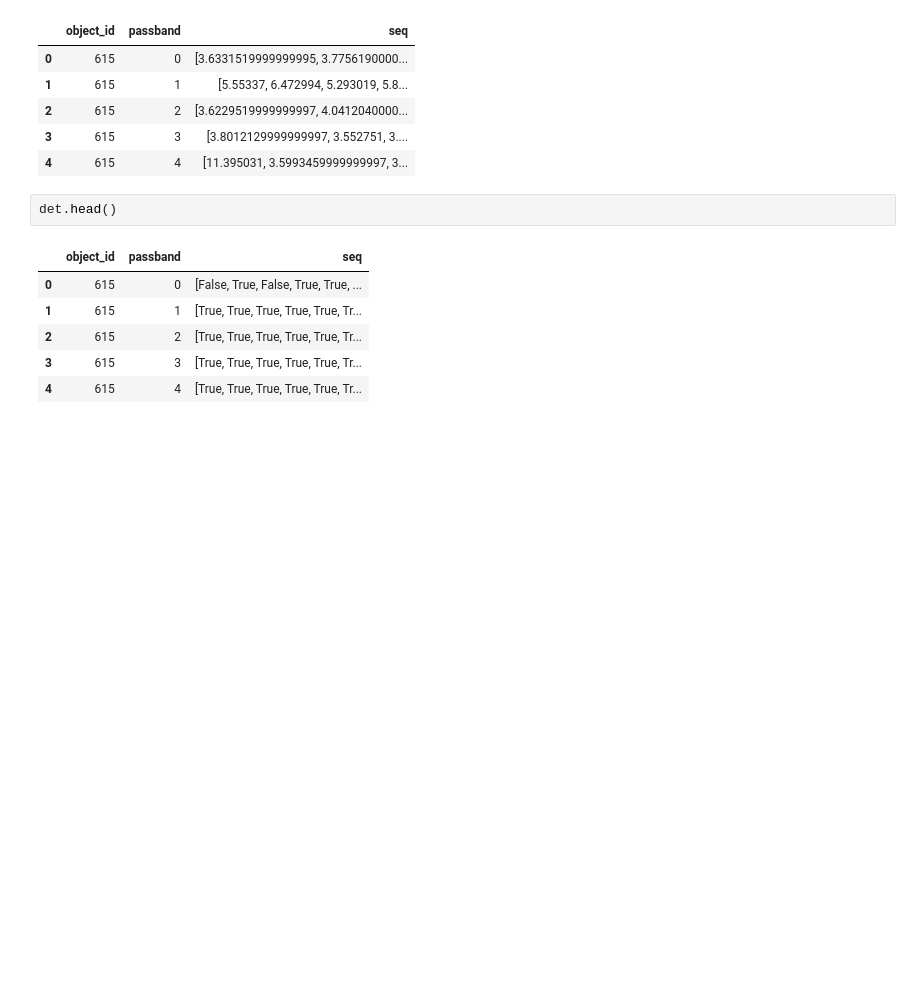
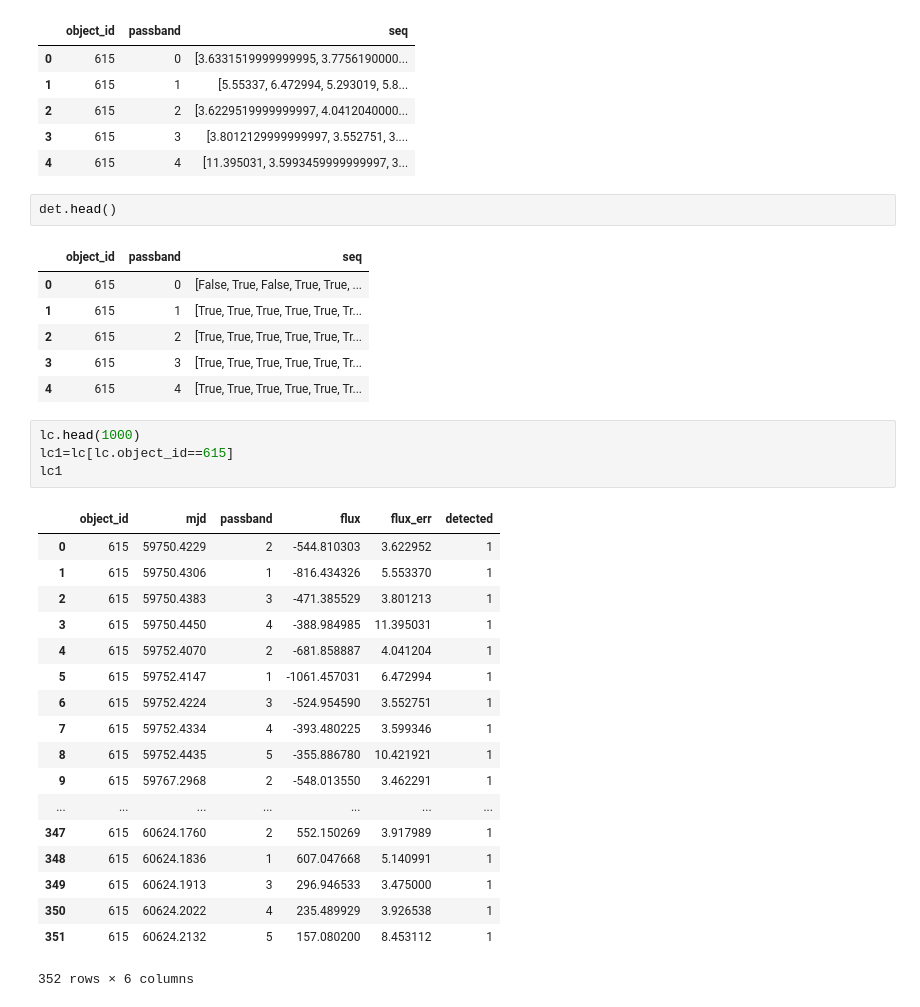
Before and after one commit to yfe404/kaggle-plasticc-astronomical-classification, a Jupyter notebook: data-transformation/Projet Plasticc.ipynb, the cells around one changed output. Saved outputs shown, nothing was run; the diff lists cells and outputs as text; blank space fills up the shorter version.

```diff
--- a/data-transformation/Projet Plasticc.ipynb
+++ b/data-transformation/Projet Plasticc.ipynb
@@ -334,3 +346,26 @@ det.head()
 | 2 | 615 | 2 | [True, True, True, True, True, Tr... |
 | 3 | 615 | 3 | [True, True, True, True, True, Tr... |
 | 4 | 615 | 4 | [True, True, True, True, True, Tr... |
+# %%
+lc.head(1000)
+lc1=lc[lc.object_id==615]
+lc1
+# %% [output]
+|  | object_id | mjd | passband | flux | flux_err | detected |
+| 0 | 615 | 59750.4229 | 2 | -544.810303 | 3.622952 | 1 |
+| 1 | 615 | 59750.4306 | 1 | -816.434326 | 5.553370 | 1 |
+| 2 | 615 | 59750.4383 | 3 | -471.385529 | 3.801213 | 1 |
+| 3 | 615 | 59750.4450 | 4 | -388.984985 | 11.395031 | 1 |
+| 4 | 615 | 59752.4070 | 2 | -681.858887 | 4.041204 | 1 |
+| 5 | 615 | 59752.4147 | 1 | -1061.457031 | 6.472994 | 1 |
+| 6 | 615 | 59752.4224 | 3 | -524.954590 | 3.552751 | 1 |
+| 7 | 615 | 59752.4334 | 4 | -393.480225 | 3.599346 | 1 |
+| 8 | 615 | 59752.4435 | 5 | -355.886780 | 10.421921 | 1 |
+| 9 | 615 | 59767.2968 | 2 | -548.013550 | 3.462291 | 1 |
+| ... | ... | ... | ... | ... | ... | ... |
+| 347 | 615 | 60624.1760 | 2 | 552.150269 | 3.917989 | 1 |
+| 348 | 615 | 60624.1836 | 1 | 607.047668 | 5.140991 | 1 |
+| 349 | 615 | 60624.1913 | 3 | 296.946533 | 3.475000 | 1 |
+| 350 | 615 | 60624.2022 | 4 | 235.489929 | 3.926538 | 1 |
+| 351 | 615 | 60624.2132 | 5 | 157.080200 | 8.453112 | 1 |
+352 rows × 6 columns
```
Also changed, not shown: parts of 4 cells of this notebook.
